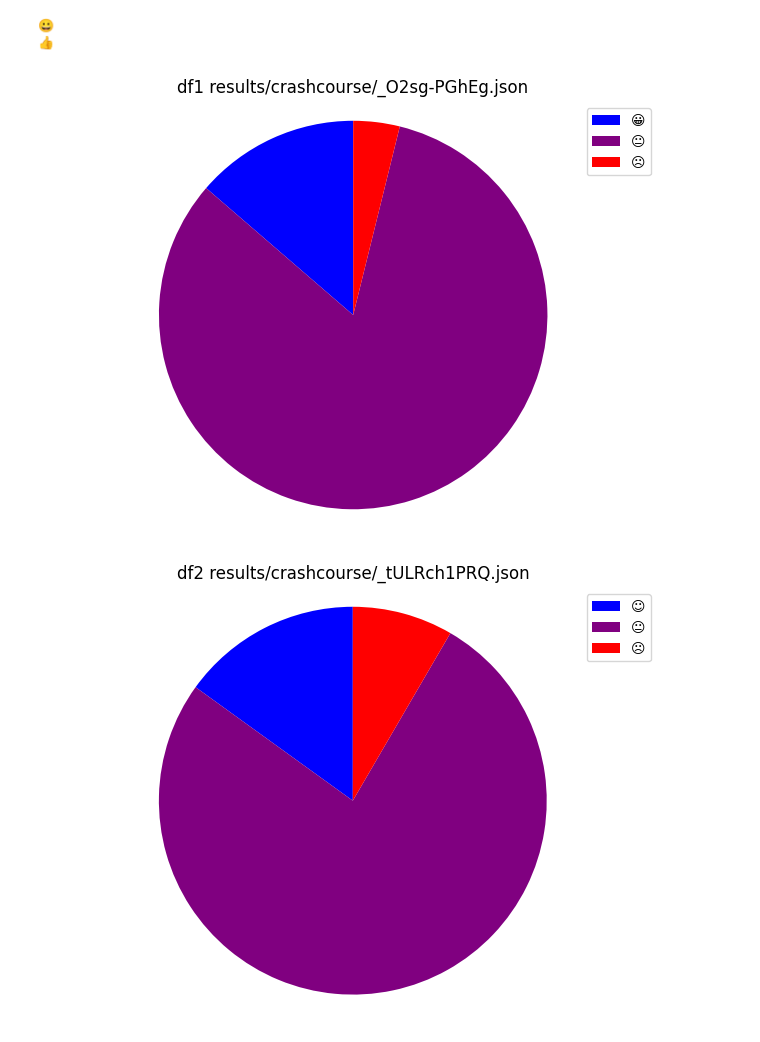
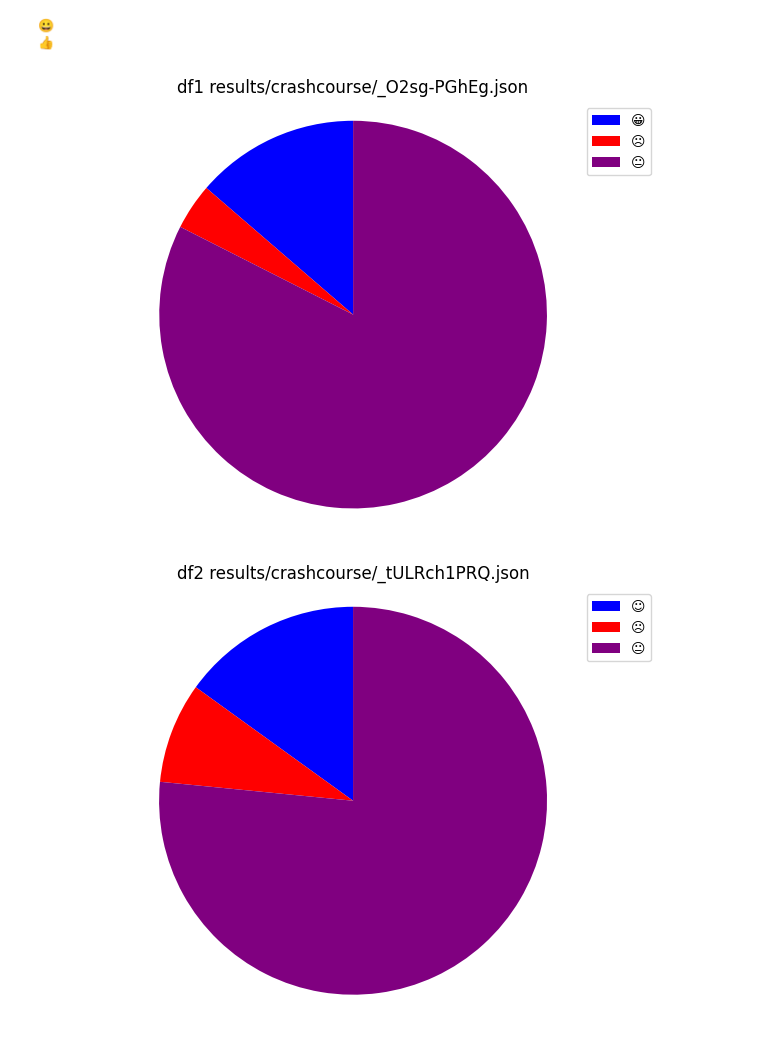
Before and after one commit to awaubreyw/aubrey_dissertation, a Jupyter notebook: src/get_sentiment_vader.ipynb, the cells around one changed output. Drawn from its saved outputs; the diff is of its cells as text; code cells hidden in the pictures.

Commit message:
updated sentiment analysis notebook

```diff
--- a/src/get_sentiment_vader.ipynb
+++ b/src/get_sentiment_vader.ipynb
@@ -65,6 +69,17 @@ for line in range(df1.shape[0]):
     #print(comments_analyzed)
     #print("{:-<65} {}".format(comments, str(comments_analyzed)))
 
+    if comments_analyzed["compound"] >= 0.05:
+        sentiment = 'positive'
+    elif comments_analyzed["compound"] <= -0.05:
+        sentiment = 'negative'
+    else:
+        sentiment = 'neutral'
+
+    #if comments_analyzed["compound"] >= 0:
+        #sentiment = 'positive'
+    #else:
+        #sentiment = 'negative'
 
 #RUN ONCE
     negative1.append(comments_analyzed["neg"])
@@ -75,6 +90,11 @@ for line in range(df1.shape[0]):
 
     neutral1.append(comments_analyzed["neu"])
     #print(neutral)
+
+    compound1.append(comments_analyzed["compound"])
+    #print(compound)
+
+    sentiment1.append(sentiment)
 # %%
 #for line in df['Comment']:
 for line in range(df2.shape[0]):
@@ -87,6 +107,18 @@ for line in range(df2.shape[0]):
     #print(comments_analyzed)
     #print("{:-<65} {}".format(comments, str(comments_analyzed)))
 
+    if comments_analyzed["compound"] >= 0.05:
+        sentiment = 'positive'
+    elif comments_analyzed["compound"] <= -0.05:
+        sentiment = 'negative'
+    else:
+        sentiment = 'neutral'
+
+    #if comments_analyzed["compound"] >= 0:
+        #sentiment = 'positive'
+    #else:
+        #sentiment = 'negative'
+
 
 #RUN ONCE
     negative2.append(comments_analyzed["neg"])
@@ -97,6 +129,11 @@ for line in range(df2.shape[0]):
 
     neutral2.append(comments_analyzed["neu"])
     #print(neutral)
+
+    compound2.append(comments_analyzed["compound"])
+    #print(compound)
+
+    sentiment2.append(sentiment)
 # %% [markdown]
 cross checking
 # %%
@@ -169,6 +212,8 @@ print(pos_avg1)
 df2["negative"] = negative2 #create and add new column named Negative
 df2["neutral"] = neutral2
 df2["positive"] = positive2
+df2["compound"] = compound2
+df2["sentiment"] = sentiment2
 
 #pd.set_option('display.max_columns', None)
 #print(df.head())
@@ -188,6 +233,9 @@ print(neu_avg2)
 
 pos_avg2 = df2['positive'].mean()
 print(pos_avg2)
+
+compound_avg2 = df2['compound'].mean()
+print(compound_avg2)
 # %% [output]
 0.08393693693693693
 0.7655900900900902
@@ -301,9 +376,9 @@ print(emoji.emojize(':thumbs_up:'))
 😀
 👍
 # %%
-labels = [emoji.emojize(':grinning_face:'), emoji.emojize(':neutral_face:'), emoji.emojize(':frowning_face:')]
-sizes = [posavgpercentage1, neuavgpercentage1, negavgpercentage1]
-colors = ['blue', 'purple', 'red']
+labels = [emoji.emojize(':grinning_face:'), emoji.emojize(':frowning_face:'), emoji.emojize(':neutral_face:')]
+sizes = [posavgpercentage1, negavgpercentage1, neuavgpercentage1]
+colors = ['blue', 'red', 'purple']
 patches, texts = plt.pie(sizes, colors=colors, startangle=90)
 plt.legend(patches,labels,loc="best")
 
@@ -313,18 +388,18 @@ plt.axis('equal')
 plt.tight_layout()
 plt.show()
 # %% [output]
-[figure, old version]
+[figure, new version]
 # %%
-labels = [emoji.emojize(':smiling_face:'), emoji.emojize(':neutral_face:'), emoji.emojize(':frowning_face:')]
-sizes = [posavgpercentage2, neuavgpercentage2, negavgpercentage2]
-colors = ['blue', 'purple', 'red']
+labels = [emoji.emojize(':smiling_face:'), emoji.emojize(':frowning_face:'), emoji.emojize(':neutral_face:')]
+sizes = [posavgpercentage2, negavgpercentage2, neuavgpercentage2]
+colors = ['blue', 'red', 'purple']
 patches, texts = plt.pie(sizes, colors=colors, startangle=90)
 plt.legend(patches,labels,loc="best")
 
 plt.title("df2 results/crashcourse/_tULRch1PRQ.json")
 
 plt.axis('equal')
 plt.tight_layout()
 plt.show()
 # %% [output]
-[figure, old version]
+[figure, new version]
```
Also changed, not shown: parts of 12 cells of this notebook.
